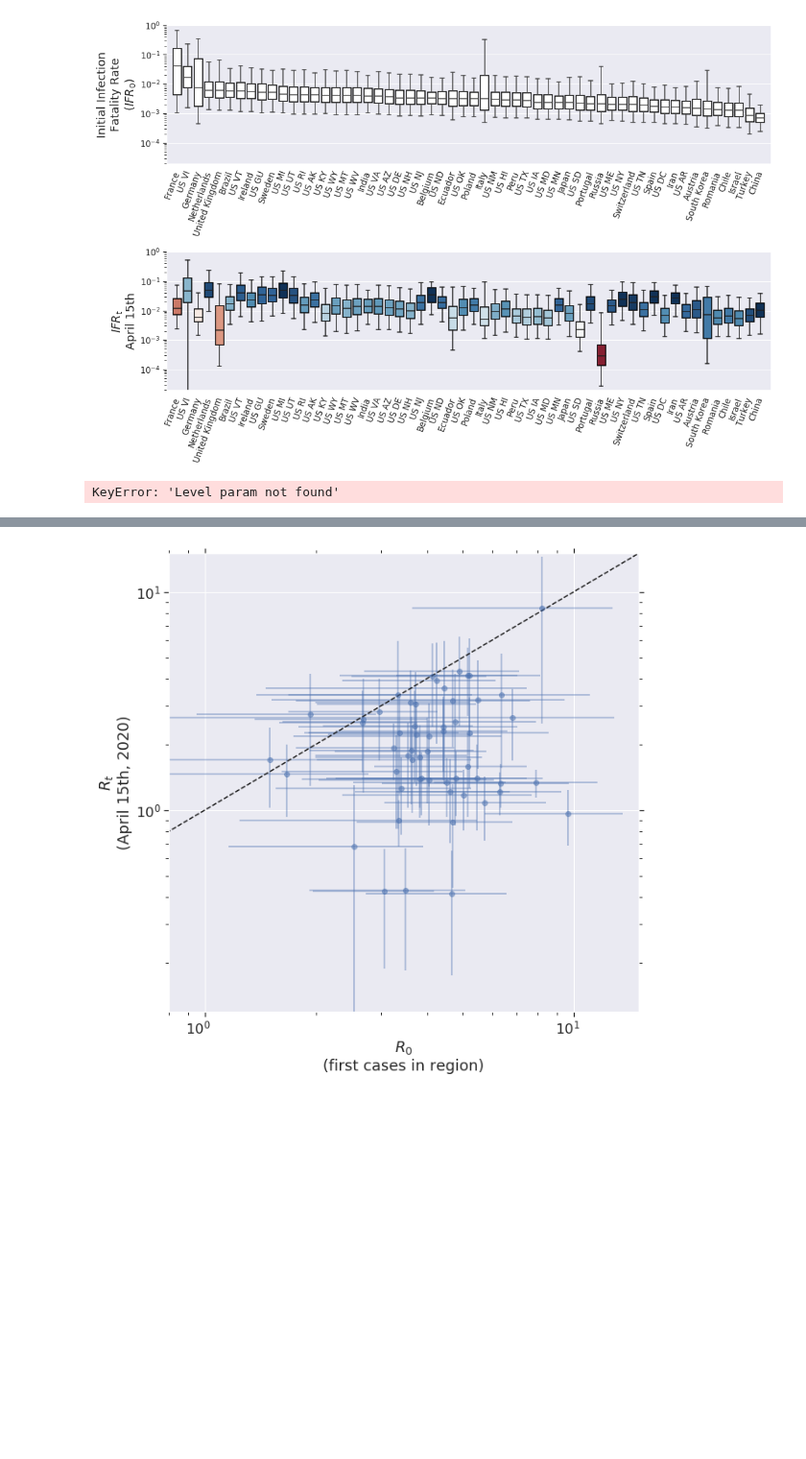
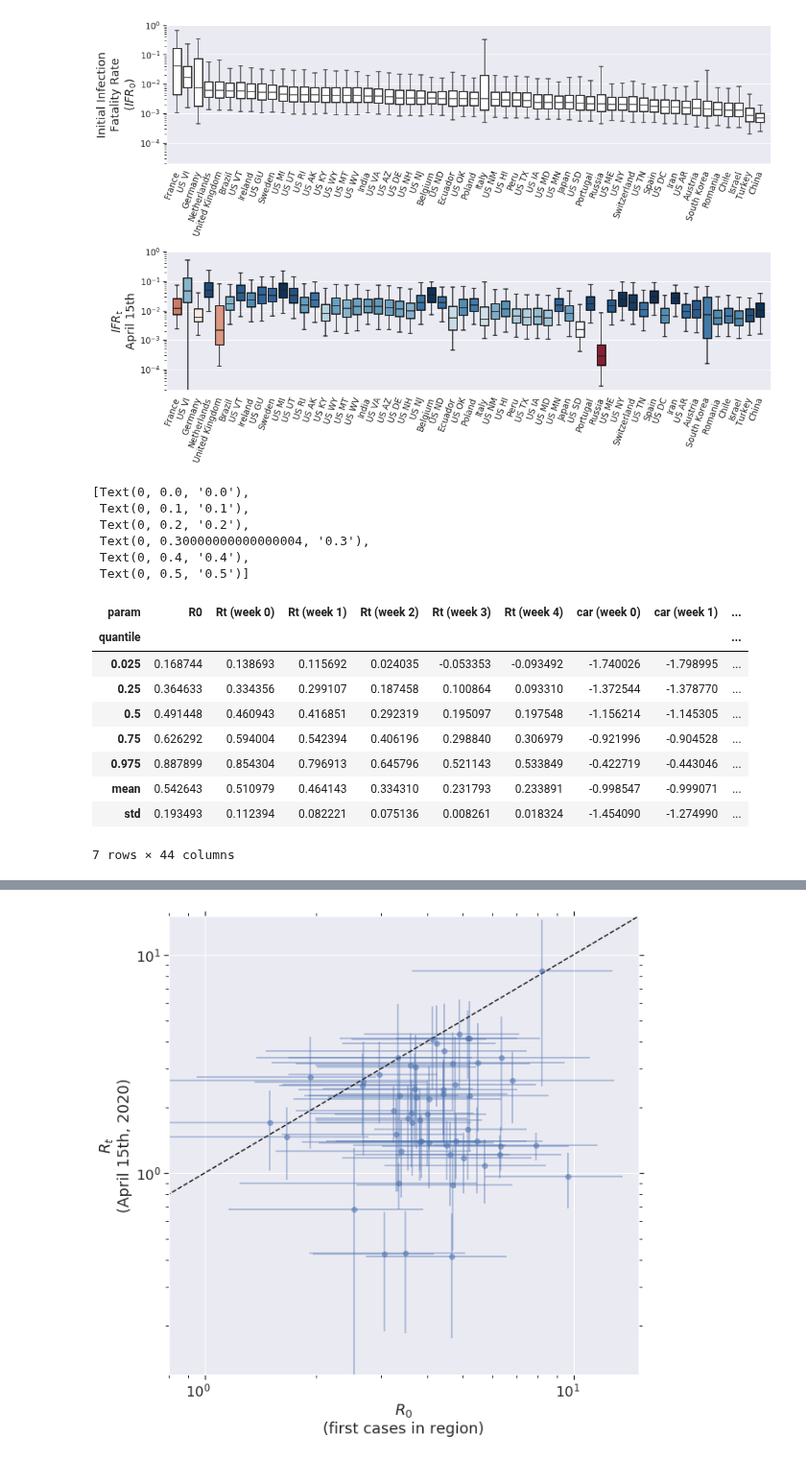
Before and after one commit to ccc1685/covid-19, a Jupyter notebook: notebooks/model_reports/Figure 1.ipynb, the cells around one changed output, grey strips where cells are left out. Shown at 96% size. Saved outputs shown, nothing was run; the diff lists cells and outputs as text; code cells hidden in the pictures; blank space fills up the shorter version.

```diff
--- a/notebooks/model_reports/Figure 1.ipynb
+++ b/notebooks/model_reports/Figure 1.ipynb
@@ -118,17 +118,40 @@ plt.savefig('Fig1ef.png', dpi=400)
 def get_global(df):
     # Compute global stats
     df = df.set_index(['roi', 'quantile'])
-    df.columns.name =
+    df.columns.name = 'param'
     means = df.unstack('roi').loc['mean'].unstack('param')
     weights = (1/df.unstack('roi').loc['std']**2).fillna(0).unstack('param')
-    weights.loc['AA_Global'] = 0  # Don't include the global numbers yet
+    weights.loc['AA Global'] = 0  # Don't include the global numbers yet
     global_mean = (means*weights).sum() / weights.sum()
     global_sd = ((weights*((means - global_mean)**2)).sum()/weights.sum())**(1/2)
-    df.loc[('AA_Global', 'mean'), :] = global_mean
-    df.loc[('AA_Global', 'std'), :] = global_sd
-    df.loc[('AA_Global', 'std'), :] = global_sd
-    df = result.sort_index()
+    df.loc[('AA Global', 'mean'), :] = global_mean
+    df.loc[('AA Global', 'std'), :] = global_sd
+    for quantile in ['0.025', '0.25', '0.5', '0.75', '0.975']:
+        vals = df.unstack('roi').loc[quantile].unstack('param')
+        df.loc[('AA Global', quantile), :] = (vals*weights).sum() / weights.sum()
+    df = df.sort_index()
+    return df
 
 df = get_global(df)
-# %% [output]
-KeyError: 'Level param not found'
+# %%
+list(axes.flat[1].get_yticklabels())
+# %% [output]
+[Text(0, 0.0, '0.0'),
+ Text(0, 0.1, '0.1'),
+ Text(0, 0.2, '0.2'),
+ Text(0, 0.30000000000000004, '0.3'),
+ Text(0, 0.4, '0.4'),
+ Text(0, 0.5, '0.5')]
+# %%
+np.log10(gl)
+# %% [output]
+| param | R0 | Rt (week 0) | Rt (week 1) | Rt (week 2) | Rt (week 3) | Rt (week 4) | car (week 0) | car (week 1) | ... |
+| quantile |  |  |  |  |  |  |  |  | ... |
+| 0.025 | 0.168744 | 0.138693 | 0.115692 | 0.024035 | -0.053353 | -0.093492 | -1.740026 | -1.798995 | ... |
+| 0.25 | 0.364633 | 0.334356 | 0.299107 | 0.187458 | 0.100864 | 0.093310 | -1.372544 | -1.378770 | ... |
+| 0.5 | 0.491448 | 0.460943 | 0.416851 | 0.292319 | 0.195097 | 0.197548 | -1.156214 | -1.145305 | ... |
+| 0.75 | 0.626292 | 0.594004 | 0.542394 | 0.406196 | 0.298840 | 0.306979 | -0.921996 | -0.904528 | ... |
+| 0.975 | 0.887899 | 0.854304 | 0.796913 | 0.645796 | 0.521143 | 0.533849 | -0.422719 | -0.443046 | ... |
+| mean | 0.542643 | 0.510979 | 0.464143 | 0.334310 | 0.231793 | 0.233891 | -0.998547 | -0.999071 | ... |
+| std | 0.193493 | 0.112394 | 0.082221 | 0.075136 | 0.008261 | 0.018324 | -1.454090 | -1.274990 | ... |
+7 rows × 44 columns
```
Also changed, not shown: parts of 2 cells of this notebook.
